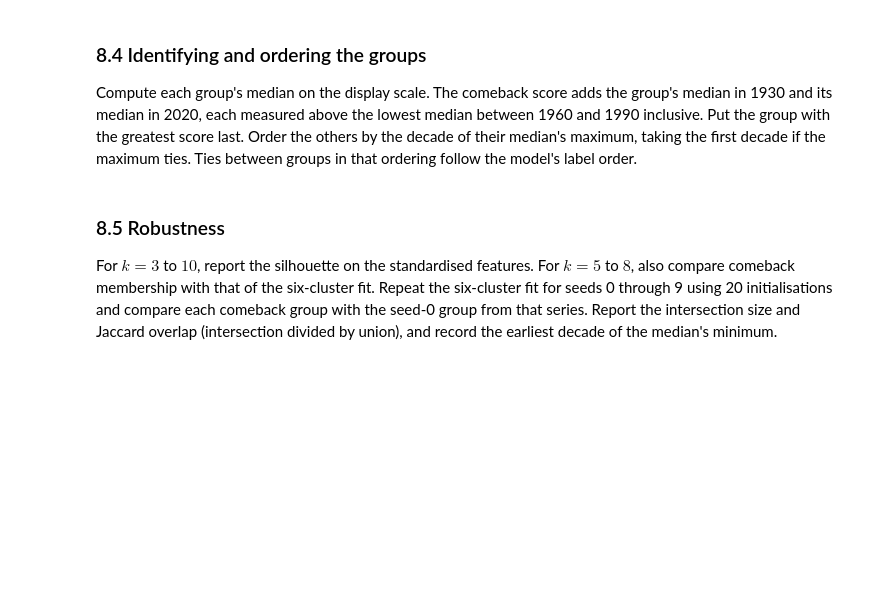
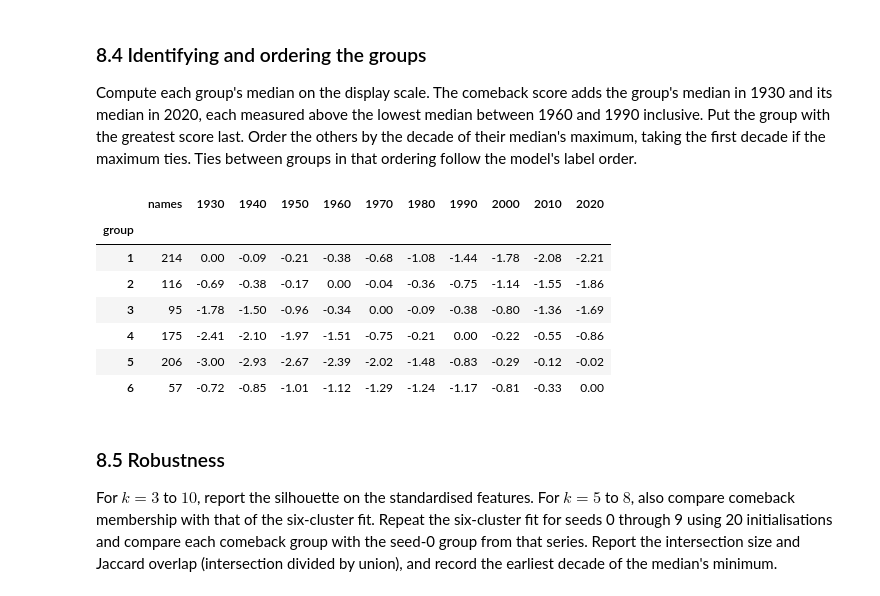
Before and after one commit to jhlopesalves/DataVerso, a Jupyter notebook: projects/002-nomes-brasil/dataverso_002.ipynb, the cells around one changed output. Cells and saved outputs as stored; diff of their text form; code cells hidden in the pictures; blank space fills up the shorter version.

Commit message:
MAINT: Display life-cycle group medians, check seed-zero comeback and drop audit CLI

```diff
--- a/projects/002-nomes-brasil/dataverso_002.ipynb
+++ b/projects/002-nomes-brasil/dataverso_002.ipynb
@@ -1484,6 +1484,26 @@ life_cycles = (
     .assign(group=[display_group[cluster] for cluster in cluster_ids])
     .reset_index()[["name", "group", *(f"relative_{decade}" for decade in decades)]]
 )
+# %%
+grouped_cycles = life_cycles.drop(columns="name").groupby("group")
+display(
+    pd.concat(
+        [
+            grouped_cycles.size().rename("names"),
+            grouped_cycles.median().set_axis(decades, axis="columns").round(2),
+        ],
+        axis="columns",
+    )
+)
+# %% [output]
+|  | names | 1930 | 1940 | 1950 | 1960 | 1970 | 1980 | 1990 | 2000 | 2010 | 2020 |
+| group |  |  |  |  |  |  |  |  |  |  |  |
+| 1 | 214 | 0.00 | -0.09 | -0.21 | -0.38 | -0.68 | -1.08 | -1.44 | -1.78 | -2.08 | -2.21 |
+| 2 | 116 | -0.69 | -0.38 | -0.17 | 0.00 | -0.04 | -0.36 | -0.75 | -1.14 | -1.55 | -1.86 |
+| 3 | 95 | -1.78 | -1.50 | -0.96 | -0.34 | 0.00 | -0.09 | -0.38 | -0.80 | -1.36 | -1.69 |
+| 4 | 175 | -2.41 | -2.10 | -1.97 | -1.51 | -0.75 | -0.21 | 0.00 | -0.22 | -0.55 | -0.86 |
+| 5 | 206 | -3.00 | -2.93 | -2.67 | -2.39 | -2.02 | -1.48 | -0.83 | -0.29 | -0.12 | -0.02 |
+| 6 | 57 | -0.72 | -0.85 | -1.01 | -1.12 | -1.29 | -1.24 | -1.17 | -0.81 | -0.33 | 0.00 |
 # %% [markdown]
 ### 8.5 Robustness
 
```
Also changed, not shown: parts of 1 cell of this notebook, 1 other file.
